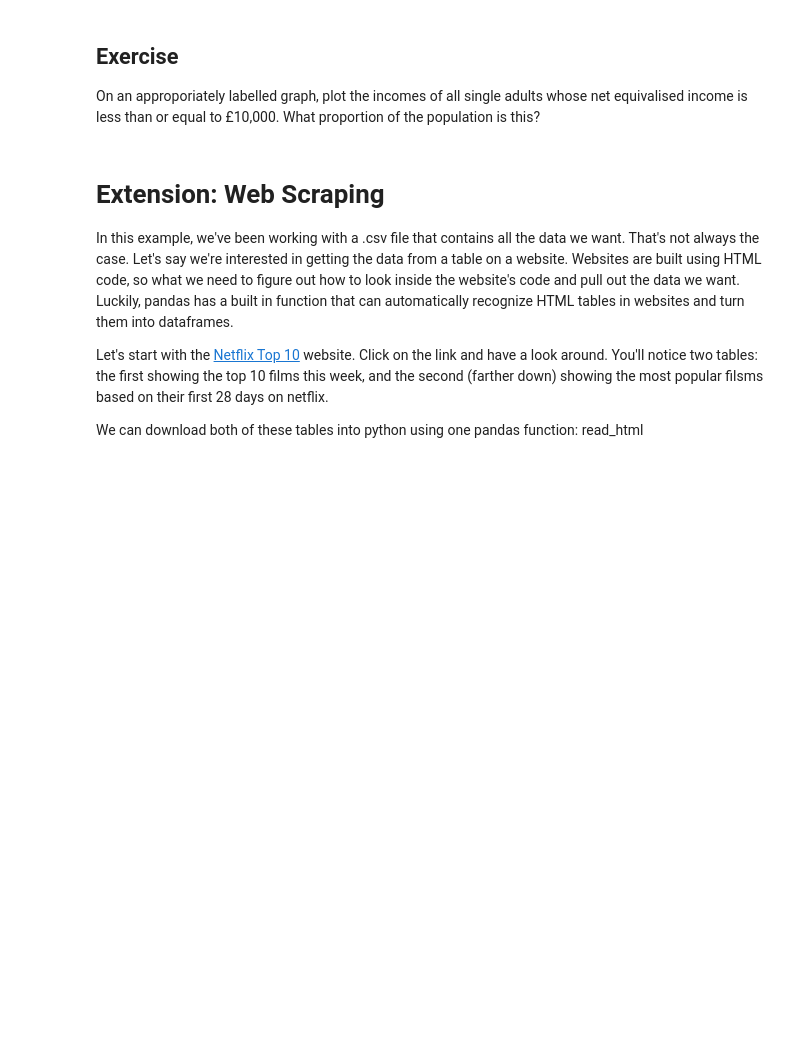
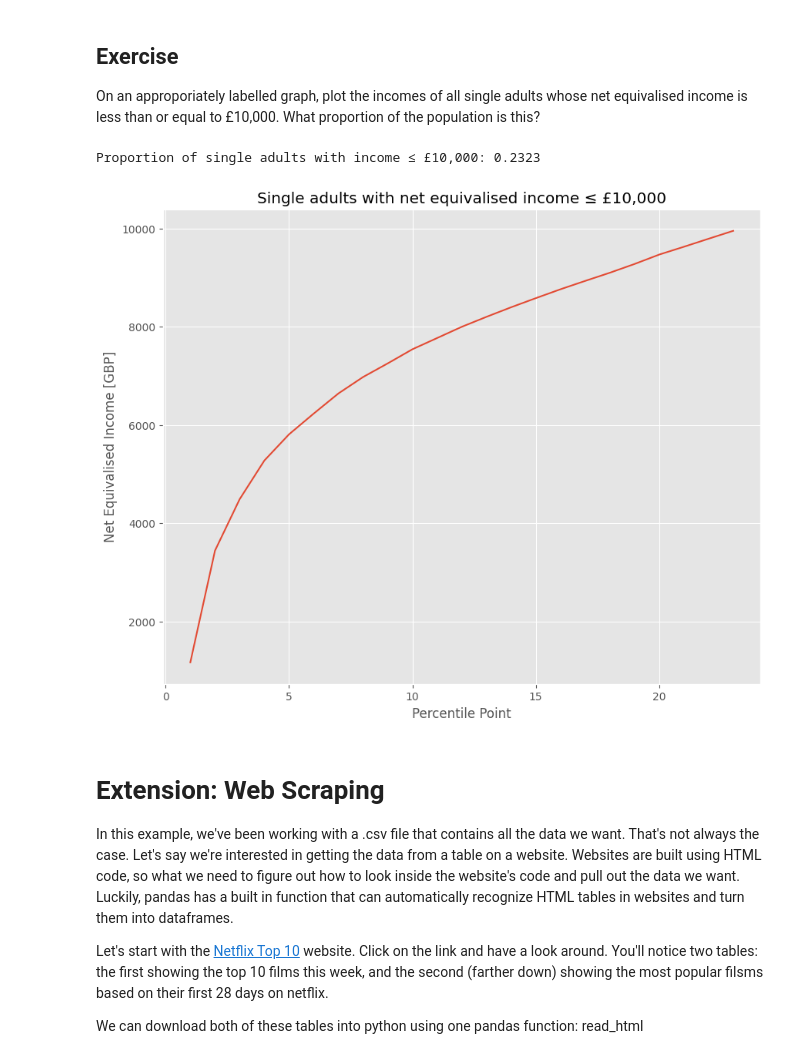
Before and after one commit to ningxin370-jpg/QM2, a Jupyter notebook: notebooks/W02. Pandas.ipynb, the cells around one changed output. Drawn from its saved outputs; the diff is of its cells as text; code cells hidden in the pictures; blank space fills up the shorter version.

```diff
--- a/notebooks/W02. Pandas.ipynb
+++ b/notebooks/W02. Pandas.ipynb
@@ -348,6 +397,22 @@ We won't dwell on comparative operative, here we've used ">" to mean "is greater
 # %% [markdown]
 ## Exercise
 On an approporiately labelled graph, plot the incomes of all single adults whose net equivalised income is less than or equal to £10,000. What proportion of the population is this?
+# %%
+clean = income[['Single adult']]
+clean = clean.replace(',', '', regex=True)
+clean = clean.replace('-', 'NaN', regex=True).astype(float)
+clean.head()
+filtered = clean[clean['Single adult'] <= 10000]
+proportion = len(filtered) / len(clean)
+print("Proportion of single adults with income ≤ £10,000:", round(proportion, 4))
+plt.plot(filtered['Single adult'])
+plt.title('Single adults with net equivalised income ≤ £10,000')
+plt.xlabel('Percentile Point')
+plt.ylabel('Net Equivalised Income [GBP]')
+plt.show()
+# %% [output]
+Proportion of single adults with income ≤ £10,000: 0.2323
+[figure, added]
 # %% [markdown]
 # Extension: Web Scraping
 
```
Also changed, not shown: parts of 14 cells of this notebook.
